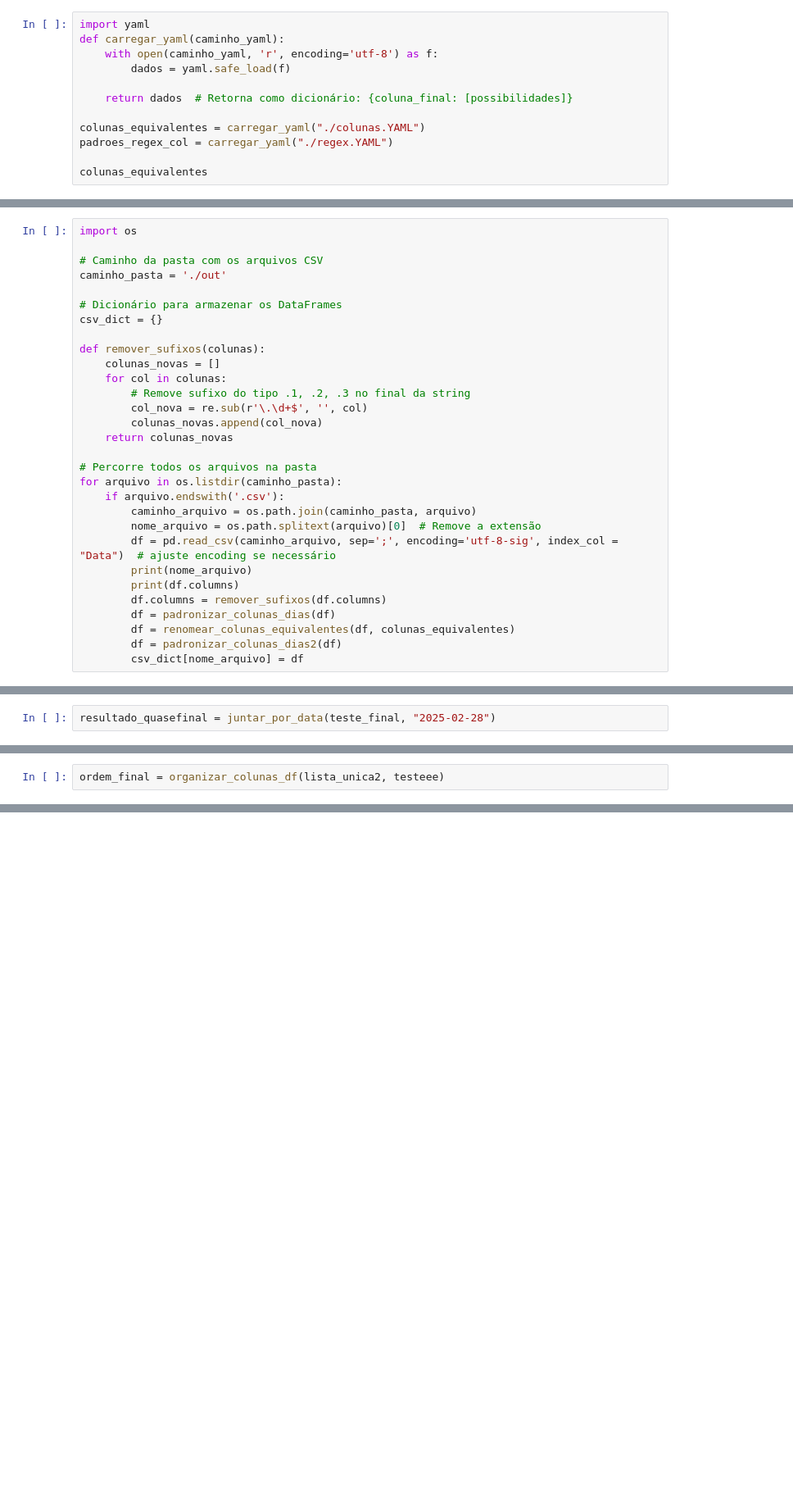
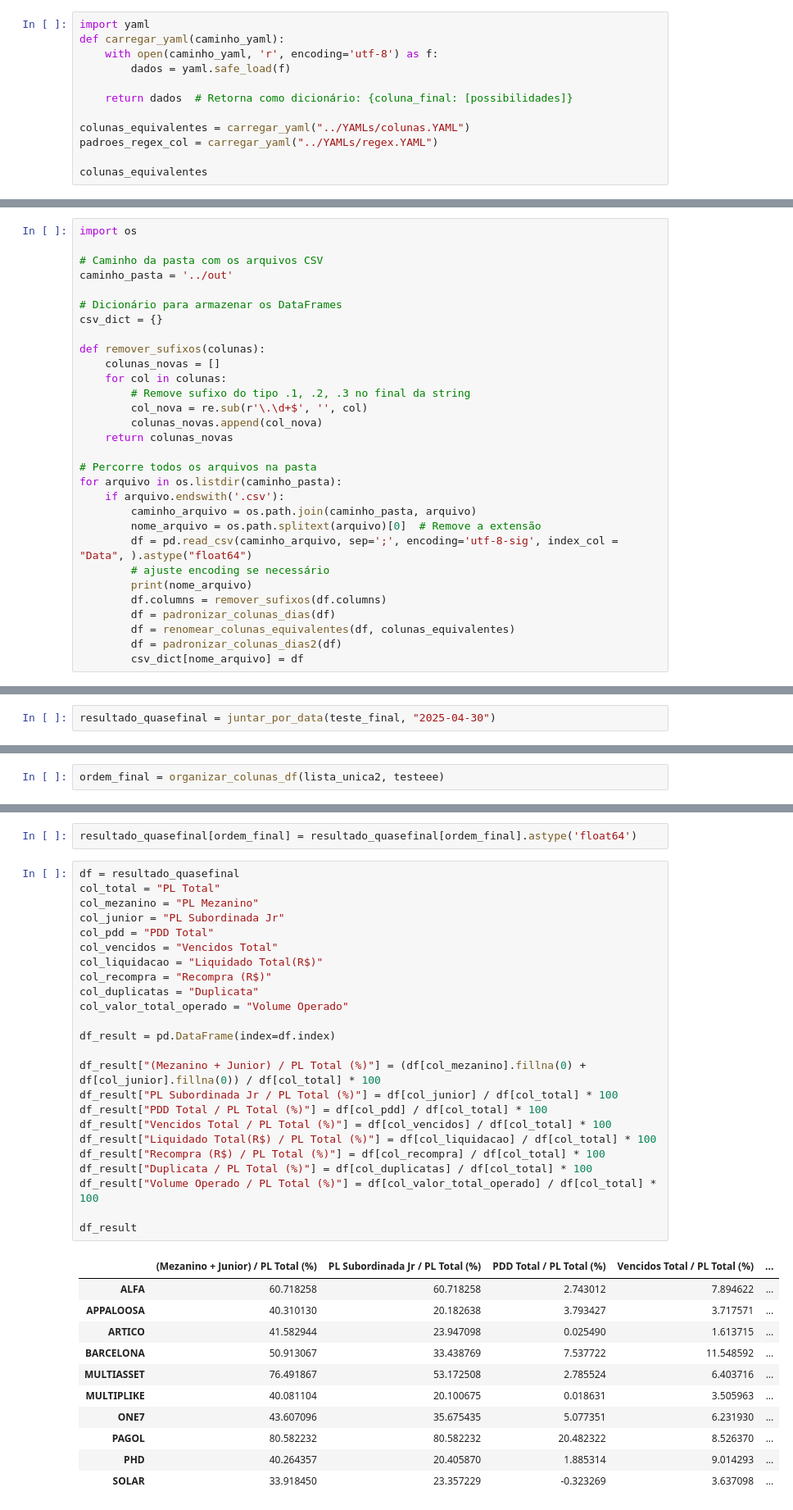
Before and after one commit to v8capital/fidcs, a Jupyter notebook: notebooks/generalizando.ipynb, the cells around one changed output, grey strips where cells are left out. Shown at 82% size. Cells and saved outputs as stored; diff of their text form; blank space fills up the shorter version.

Commit message:
ajeitando o Multiasset e fazendo algumas últimas mudanças

```diff
--- a/notebooks/generalizando.ipynb
+++ b/notebooks/generalizando.ipynb
@@ -175,7 +80,7 @@ def carregar_yaml(caminho_yaml):
 
     return dados  # Retorna como dicionário: {coluna_final: [possibilidades]}
 
-colunas_equivalentes = carregar_yaml("./colunas.YAML")
-padroes_regex_col = carregar_yaml("./regex.YAML")
+colunas_equivalentes = carregar_yaml("../YAMLs/colunas.YAML")
+padroes_regex_col = carregar_yaml("../YAMLs/regex.YAML")
 
 colunas_equivalentes
@@ -220,7 +143,7 @@ def padronizar_colunas_dias2(df):
 import os
 
 # Caminho da pasta com os arquivos CSV
-caminho_pasta = './out'
+caminho_pasta = '../out'
 
 # Dicionário para armazenar os DataFrames
 csv_dict = {}
@@ -238,9 +161,9 @@ for arquivo in os.listdir(caminho_pasta):
     if arquivo.endswith('.csv'):
         caminho_arquivo = os.path.join(caminho_pasta, arquivo)
         nome_arquivo = os.path.splitext(arquivo)[0]  # Remove a extensão
-        df = pd.read_csv(caminho_arquivo, sep=';', encoding='utf-8-sig', index_col = "Data")  # ajuste encoding se necessário
+        df = pd.read_csv(caminho_arquivo, sep=';', encoding='utf-8-sig', index_col = "Data", ).astype("float64")
+        # ajuste encoding se necessário
         print(nome_arquivo)
-        print(df.columns)
         df.columns = remover_sufixos(df.columns)
         df = padronizar_colunas_dias(df)
         df = renomear_colunas_equivalentes(df, colunas_equivalentes)
@@ -397,5 +408,5 @@ teste_final["solar"]
 # %%
-resultado_quasefinal = juntar_por_data(teste_final, "2025-02-28")
+resultado_quasefinal = juntar_por_data(teste_final, "2025-04-30")
 # %%
 def mostrar_colunas_repetidas(csv_dict):
     for key, df in csv_dict.items():
@@ -513,0 +601,38 @@ testeee
+# %%
+resultado_quasefinal[ordem_final] = resultado_quasefinal[ordem_final].astype('float64')
+# %%
+df = resultado_quasefinal
+col_total = "PL Total"
+col_mezanino = "PL Mezanino"
+col_junior = "PL Subordinada Jr"
+col_pdd = "PDD Total"
+col_vencidos = "Vencidos Total"
+col_liquidacao = "Liquidado Total(R$)"
+col_recompra = "Recompra (R$)"
+col_duplicatas = "Duplicata"
+col_valor_total_operado = "Volume Operado"
+
+df_result = pd.DataFrame(index=df.index)
+
+df_result["(Mezanino + Junior) / PL Total (%)"] = (df[col_mezanino].fillna(0) + df[col_junior].fillna(0)) / df[col_total] * 100
+df_result["PL Subordinada Jr / PL Total (%)"] = df[col_junior] / df[col_total] * 100
+df_result["PDD Total / PL Total (%)"] = df[col_pdd] / df[col_total] * 100
+df_result["Vencidos Total / PL Total (%)"] = df[col_vencidos] / df[col_total] * 100
+df_result["Liquidado Total(R$) / PL Total (%)"] = df[col_liquidacao] / df[col_total] * 100
+df_result["Recompra (R$) / PL Total (%)"] = df[col_recompra] / df[col_total] * 100
+df_result["Duplicata / PL Total (%)"] = df[col_duplicatas] / df[col_total] * 100
+df_result["Volume Operado / PL Total (%)"] = df[col_valor_total_operado] / df[col_total] * 100
+
+df_result
+# %% [output]
+|  | (Mezanino + Junior) / PL Total (%) | PL Subordinada Jr / PL Total (%) | PDD Total / PL Total (%) | Vencidos Total / PL Total (%) | ... |
+| ALFA | 60.718258 | 60.718258 | 2.743012 | 7.894622 | ... |
+| APPALOOSA | 40.310130 | 20.182638 | 3.793427 | 3.717571 | ... |
+| ARTICO | 41.582944 | 23.947098 | 0.025490 | 1.613715 | ... |
+| BARCELONA | 50.913067 | 33.438769 | 7.537722 | 11.548592 | ... |
+| MULTIASSET | 76.491867 | 53.172508 | 2.785524 | 6.403716 | ... |
+| MULTIPLIKE | 40.081104 | 20.100675 | 0.018631 | 3.505963 | ... |
+| ONE7 | 43.607096 | 35.675435 | 5.077351 | 6.231930 | ... |
+| PAGOL | 80.582232 | 80.582232 | 20.482322 | 8.526370 | ... |
+| PHD | 40.264357 | 20.405870 | 1.885314 | 9.014293 | ... |
+| SOLAR | 33.918450 | 23.357229 | -0.323269 | 3.637098 | ... |
```
Also changed, not shown: parts of 32 cells of this notebook, 5 other files.
